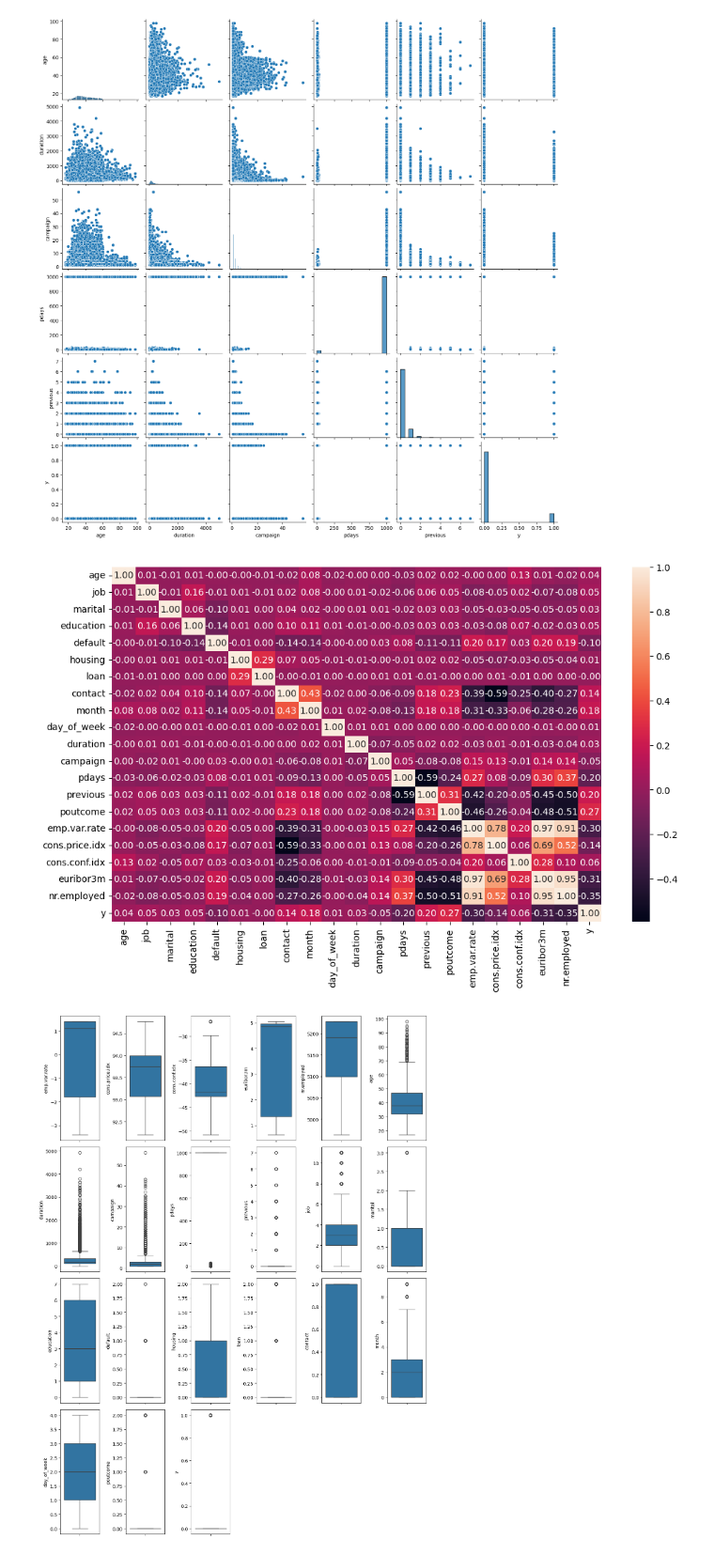
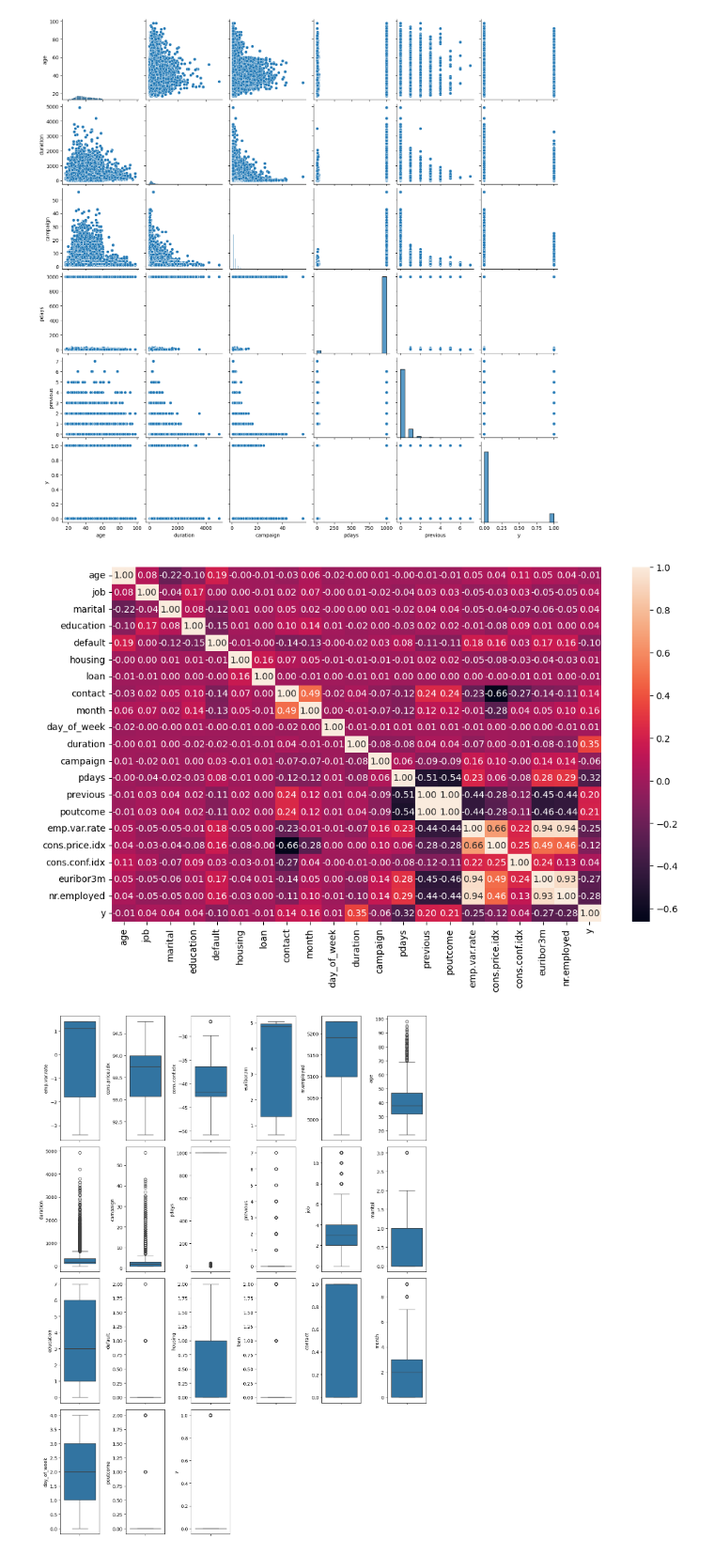
Before and after one commit to ShadekJaramillo/Logistic-regression-tutorial, a Jupyter notebook: src/explore.ipynb, the cells around one changed output. Shown at 94% size. Cells and saved outputs as stored; diff of their text form; code cells hidden in the pictures.

```diff
--- a/src/explore.ipynb
+++ b/src/explore.ipynb
@@ -62,7 +65,7 @@ None
 | 75% | 47.00000 | 319.000000 | 3.000000 | 999.000000 | 0.000000 | 1.400000 | 93.994000 | -36.400000 | ... |
 | max | 98.00000 | 4918.000000 | 56.000000 | 999.000000 | 7.000000 | 1.400000 | 94.767000 | -26.900000 | ... |
 # %%
-raw_df.drop_duplicates(inplace=True)
+raw_df = raw_df.drop_duplicates(ignore_index=True)
 print(raw_df.info())
 # %% [output]
 <class 'pandas.core.frame.DataFrame'>
@@ -115,10 +138,10 @@ plt.show()
 [figure]
 # %%
 fig = plt.figure(figsize=(12,7))
-sns.heatmap(df.corr(), annot=True, fmt='.2f')
+sns.heatmap(df.corr('spearman'), annot=True, fmt='.2f')
 plt.show()
 # %% [output]
-[figure, old version]
+[figure, new version]
 # %%
 values_to_graph = num_continuous+num_discrete+categorical
 
```
Also changed, not shown: parts of 9 cells of this notebook.
